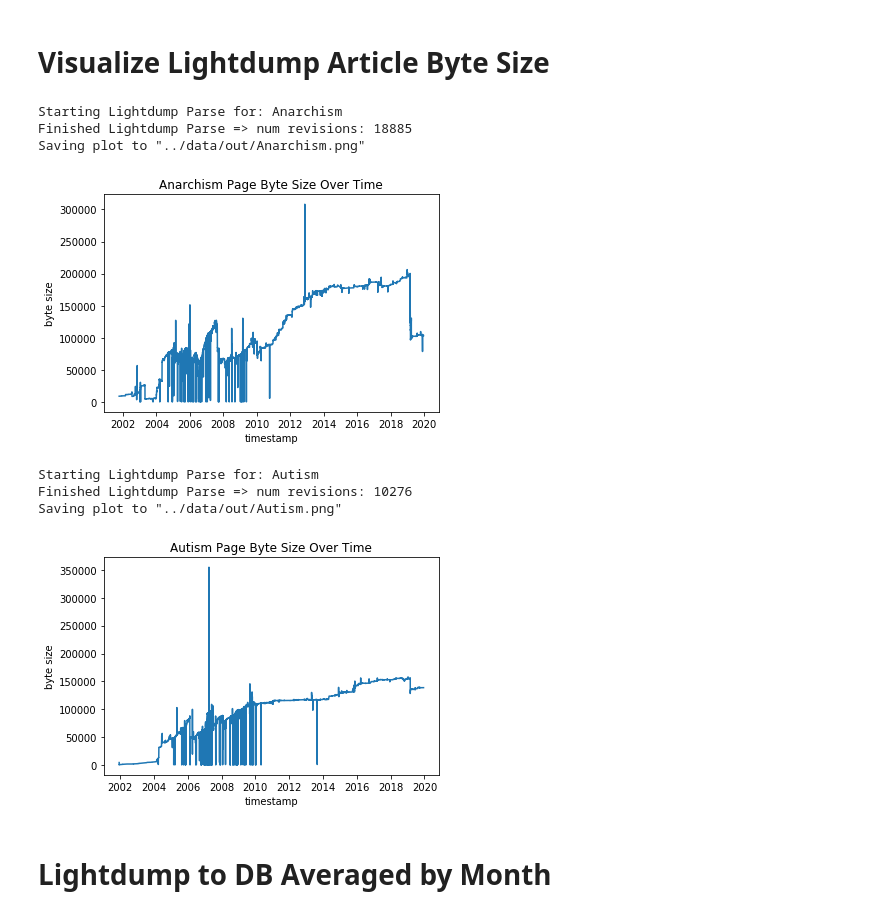
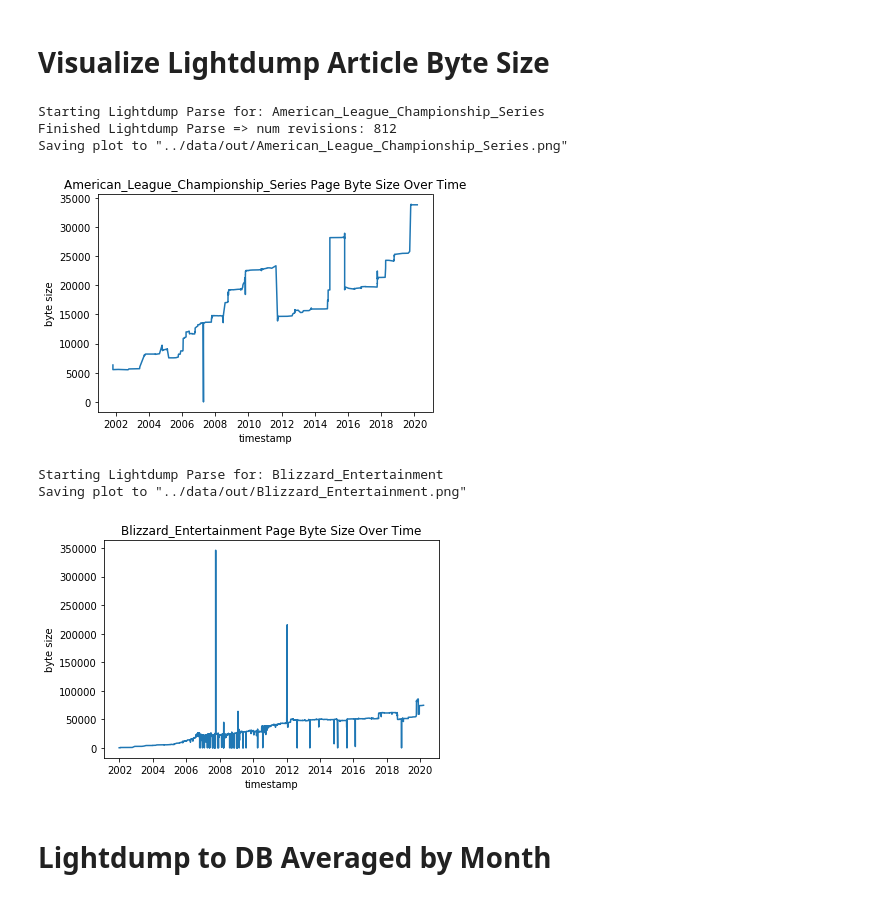
Before and after one commit to Jonwlin/DSC180B, a Jupyter notebook: notebooks/CleanedWikiPopularity.ipynb, the cells around one changed output. Saved outputs shown, nothing was run; the diff lists cells and outputs as text; code cells hidden in the pictures.

```diff
--- a/notebooks/CleanedWikiPopularity.ipynb
+++ b/notebooks/CleanedWikiPopularity.ipynb
@@ -57,18 +60,17 @@ Writing Blizzard_Entertainment 4122 revisions to popularity_dump.txt
 # %%
 from engagement_score import create_wiki_graph
 
-fig1 = create_wiki_graph("../data/temp/popularity_dump.txt", "Anarchism", "../data/out")
+fig1 = create_wiki_graph("../data/temp/popularity_dump.txt", 'American_League_Championship_Series', "../data/out")
 # %% [output]
-Starting Lightdump Parse for: Anarchism
-Finished Lightdump Parse => num revisions: 18885
-Saving plot to "../data/out/Anarchism.png"
+Starting Lightdump Parse for: American_League_Championship_Series
+Finished Lightdump Parse => num revisions: 812
+Saving plot to "../data/out/American_League_Championship_Series.png"
-[figure, old version]
+[figure, new version]
 # %%
-fig2 = create_wiki_graph("../data/temp/popularity_dump.txt", "Autism", "../data/out")
+fig2 = create_wiki_graph("../data/temp/popularity_dump.txt", "Blizzard_Entertainment", "../data/out")
 # %% [output]
-Starting Lightdump Parse for: Autism
-Finished Lightdump Parse => num revisions: 10276
-Saving plot to "../data/out/Autism.png"
+Starting Lightdump Parse for: Blizzard_Entertainment
+Saving plot to "../data/out/Blizzard_Entertainment.png"
-[figure, old version]
+[figure, new version]
 # %% [markdown]
 # Lightdump to DB Averaged by Month
```
Also changed, not shown: parts of 24 cells of this notebook, 6 other files.
